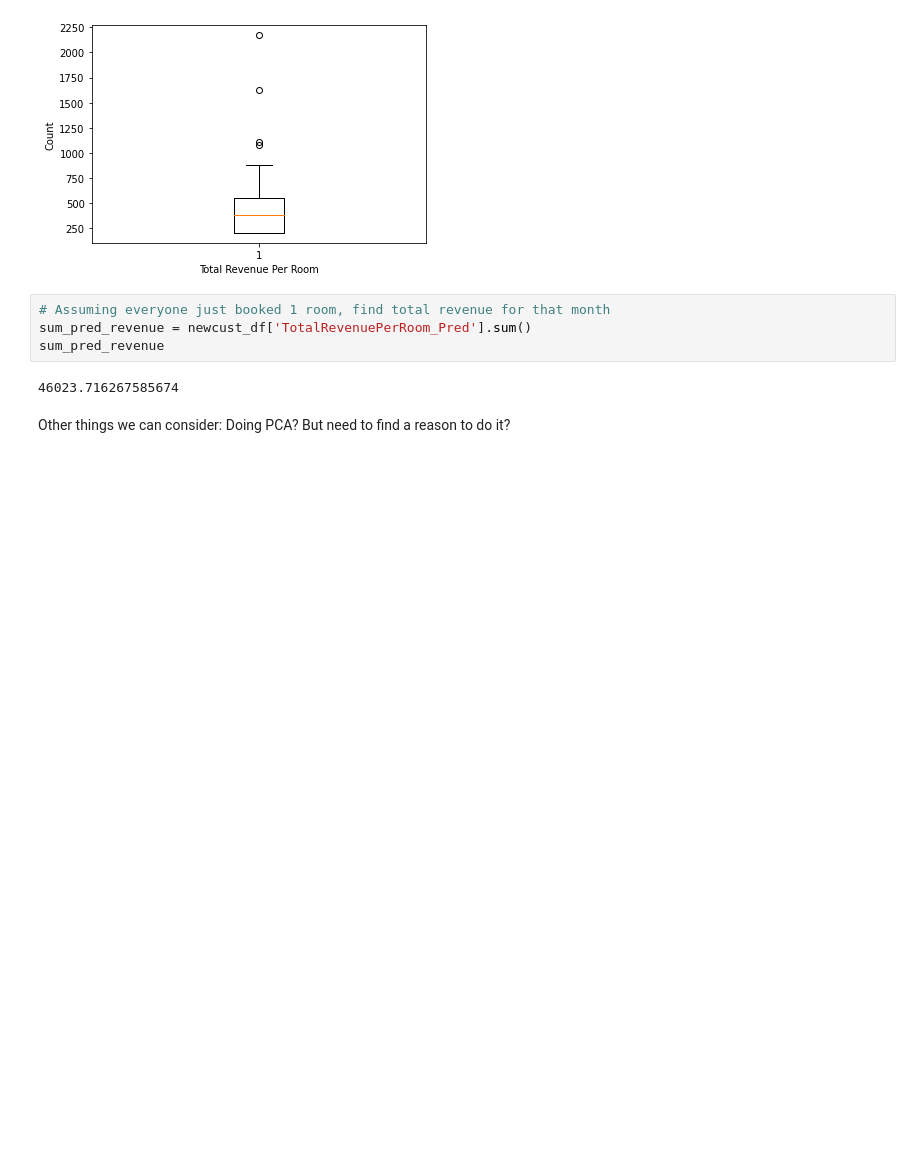
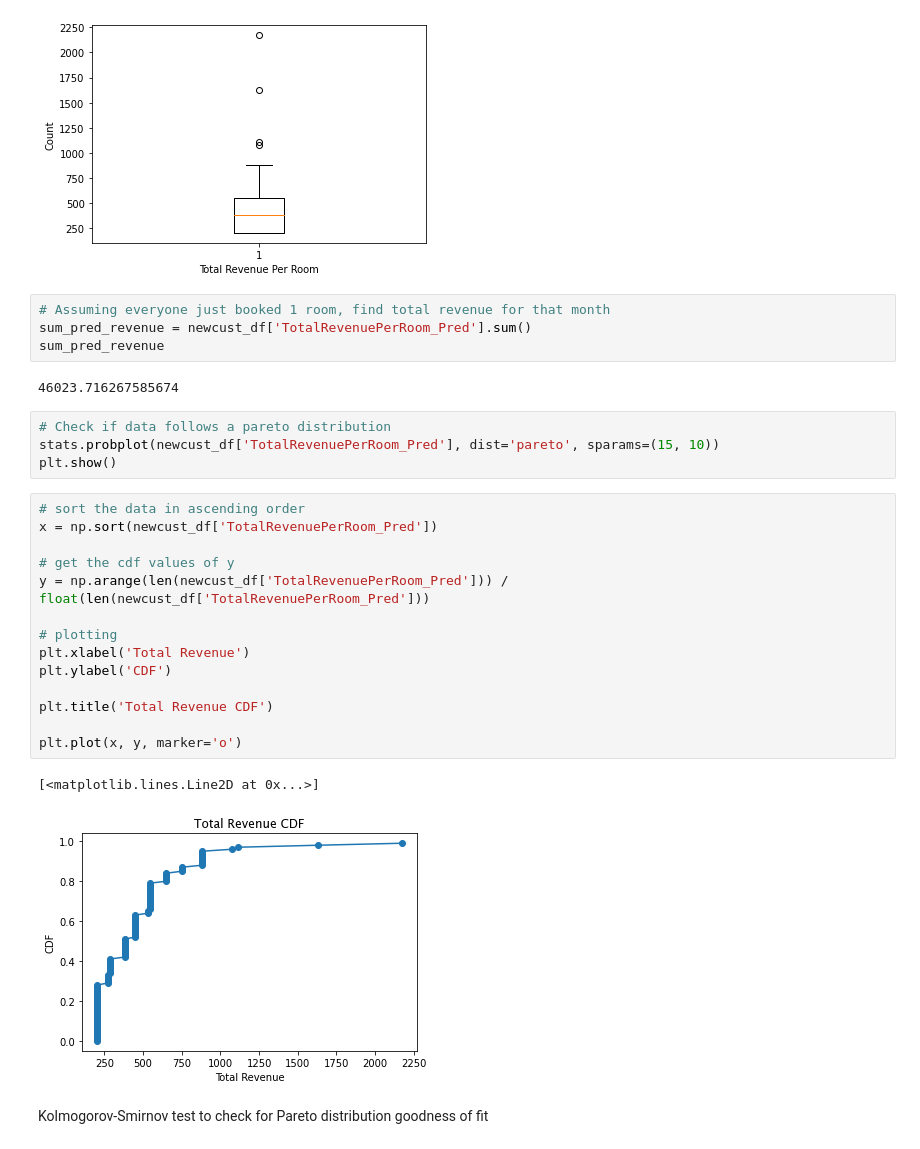
Before and after one commit to Buwoo/BT4211_Hotel, a Jupyter notebook: Hotel_Rev_Forecasting.ipynb, the cells around one changed output. Cells and saved outputs as stored; diff of their text form; blank space fills up the shorter version.

```diff
--- a/Hotel_Rev_Forecasting.ipynb
+++ b/Hotel_Rev_Forecasting.ipynb
@@ -346,6 +359,26 @@ sum_pred_revenue = newcust_df['TotalRevenuePerRoom_Pred'].sum()
 sum_pred_revenue
 # %% [output]
 46023.716267585674
-# %% [markdown]
-Other things we can consider:
-Doing PCA? But need to find a reason to do it?
+# %%
+# Check if data follows a pareto distribution
+stats.probplot(newcust_df['TotalRevenuePerRoom_Pred'], dist='pareto', sparams=(15, 10))
+plt.show()
+# %%
+# sort the data in ascending order
+x = np.sort(newcust_df['TotalRevenuePerRoom_Pred'])
+
+# get the cdf values of y
+y = np.arange(len(newcust_df['TotalRevenuePerRoom_Pred'])) / float(len(newcust_df['TotalRevenuePerRoom_Pred']))
+
+# plotting
+plt.xlabel('Total Revenue')
+plt.ylabel('CDF')
+
+plt.title('Total Revenue CDF')
+
+plt.plot(x, y, marker='o')
+# %% [output]
+[<matplotlib.lines.Line2D at 0x...>]
+[figure, added]
+# %% [markdown]
+Kolmogorov-Smirnov test to check for Pareto distribution goodness of fit
```
Also changed, not shown: parts of 6 cells of this notebook.
